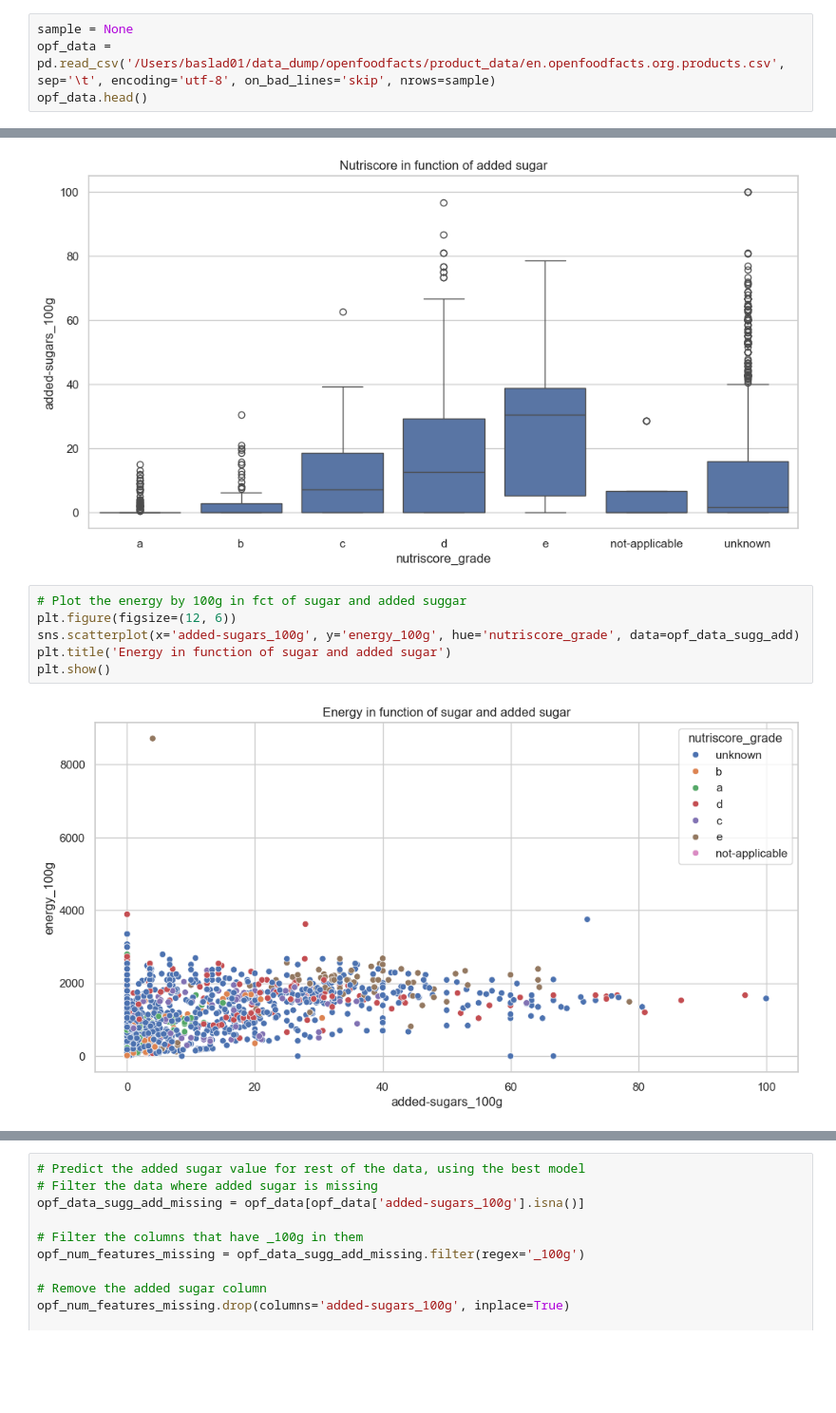
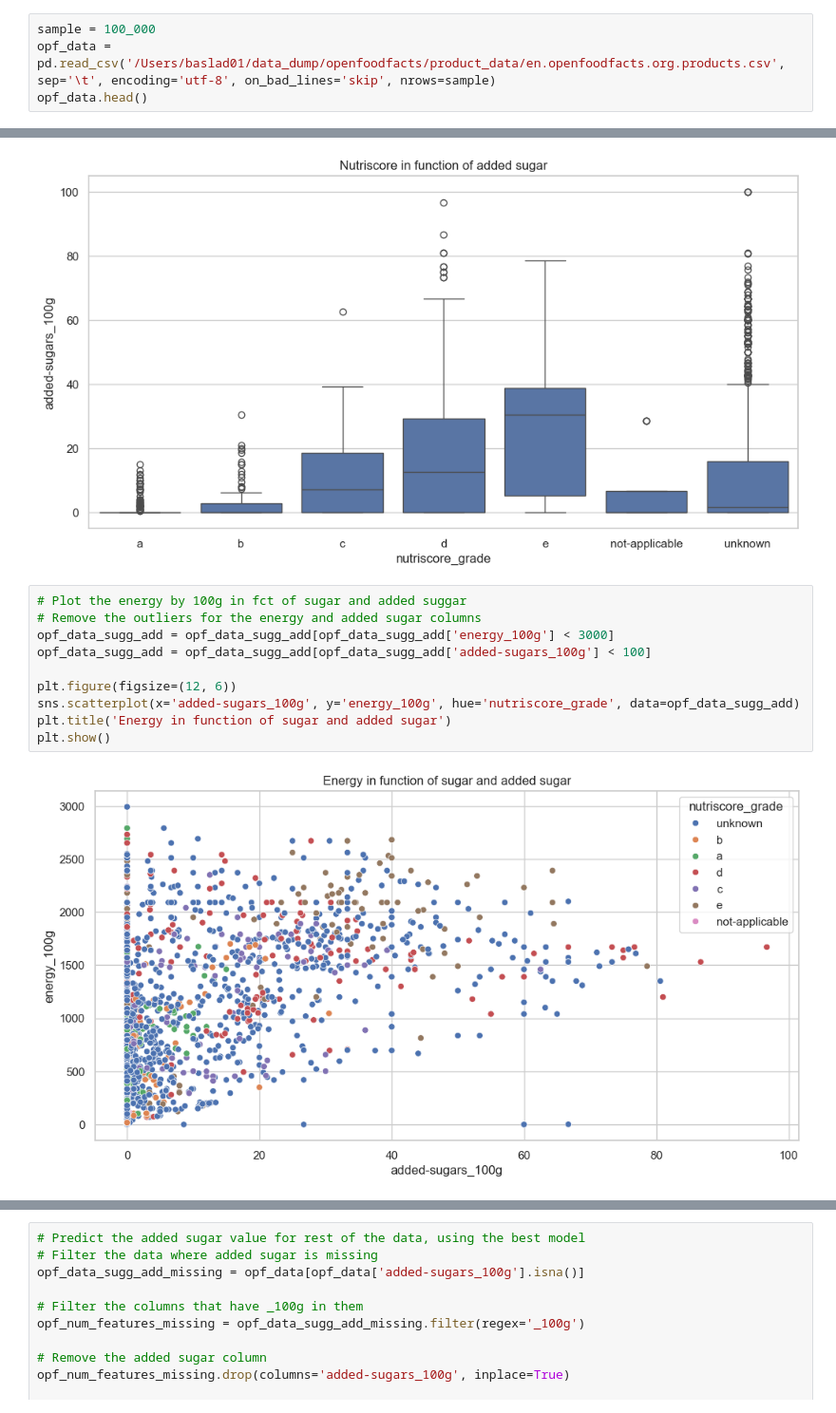
Before and after one commit to baslia/nutri_score, a Jupyter notebook: notebooks/added_sugar.ipynb, the cells around one changed output, grey strips where cells are left out. Shown at 95% size. Saved outputs shown, nothing was run; the diff lists cells and outputs as text; blank space fills up the shorter version.

```diff
--- a/notebooks/added_sugar.ipynb
+++ b/notebooks/added_sugar.ipynb
@@ -1,6 +1,6 @@
 # %%
 import pandas as pd
 # %%
-sample = None
+sample = 100_000
 opf_data = pd.read_csv('/Users/baslad01/data_dump/openfoodfacts/product_data/en.openfoodfacts.org.products.csv', sep='\t', encoding='utf-8', on_bad_lines='skip', nrows=sample)
 opf_data.head()
@@ -45,9 +53,13 @@ plt.show()
 [figure]
 # %%
 # Plot the energy by 100g in fct of sugar and added suggar
+# Remove the outliers for the energy and added sugar columns
+opf_data_sugg_add = opf_data_sugg_add[opf_data_sugg_add['energy_100g'] < 3000]
+opf_data_sugg_add = opf_data_sugg_add[opf_data_sugg_add['added-sugars_100g'] < 100]
+
 plt.figure(figsize=(12, 6))
 sns.scatterplot(x='added-sugars_100g', y='energy_100g', hue='nutriscore_grade', data=opf_data_sugg_add)
 plt.title('Energy in function of sugar and added sugar')
 plt.show()
 # %% [output]
-[figure, old version]
+[figure, new version]
```
Also changed, not shown: parts of 9 cells of this notebook.
